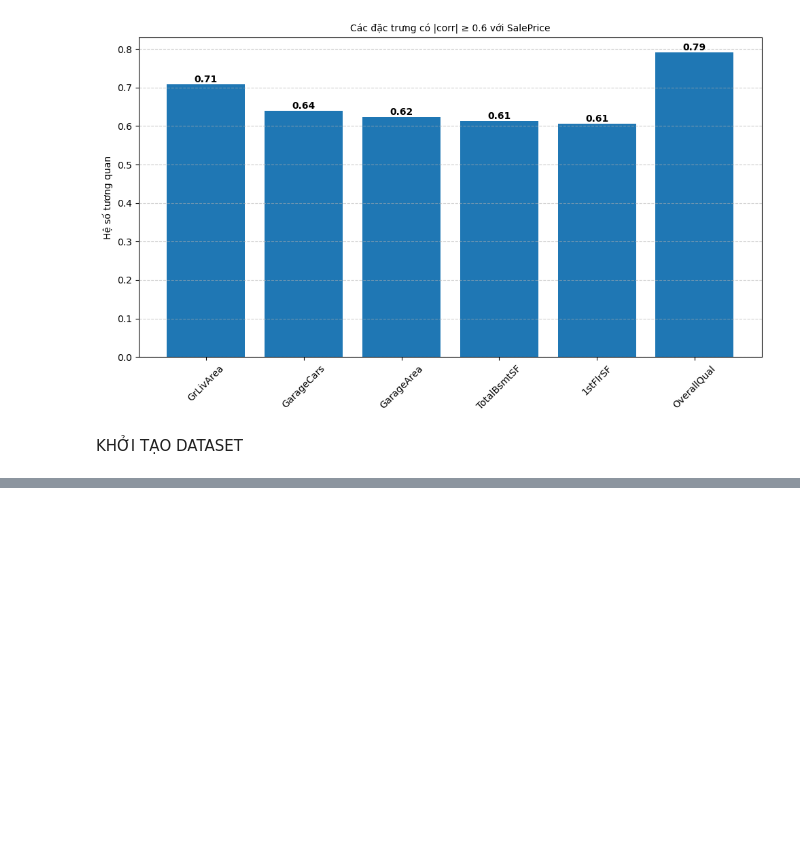
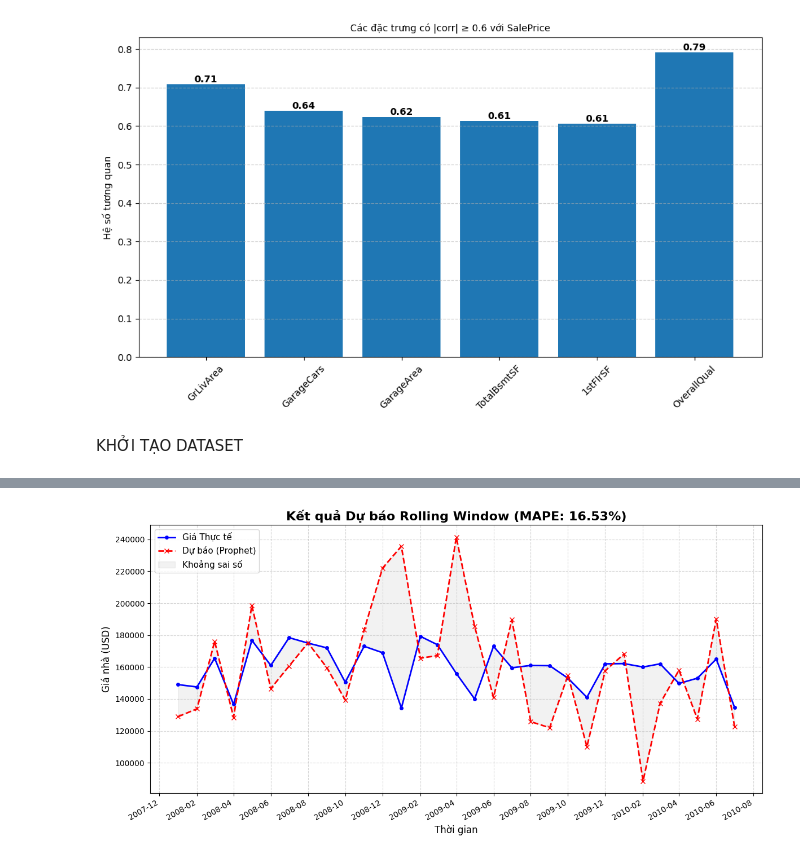
Before and after one commit to QuangTrongLeo/house-price-data-mining, a Jupyter notebook: house-price.ipynb, the cells around one changed output, grey strips where cells are left out. Saved outputs shown, nothing was run; the diff lists cells and outputs as text; code cells hidden in the pictures; blank space fills up the shorter version.

```diff
--- a/house-price.ipynb
+++ b/house-price.ipynb
@@ -261,7 +265,7 @@ CHIA TẬP DỮ LIỆU (CHE ĐI KẾT QUẢ CỦA NĂM 2010)
 # %%
 results = []
 train_months = 24   # Số tháng train
-test_months = 3    # Số tháng test
+test_months = 1    # Số tháng test
 step = 1
 
 for start in range(0, len(df_prophet) - train_months - test_months + 1, step):
@@ -271,10 +275,10 @@ for start in range(0, len(df_prophet) - train_months - test_months + 1, step):
     m = Prophet(
         seasonality_mode='multiplicative',
         yearly_seasonality=True,
-        changepoint_prior_scale=1.0,
-        seasonality_prior_scale=5
+        changepoint_prior_scale=0.05,
+        seasonality_prior_scale=10.0
     )
-    m.add_seasonality(name='monthly', period=12, fourier_order=8)
+    # m.add_seasonality(name='monthly', period=12, fourier_order=8)
 
     for r in prophet_regressors:
         m.add_regressor(r)
@@ -360,0 +388,38 @@ KeyboardInterrupt:
+# %%
+import matplotlib.pyplot as plt
+import matplotlib.dates as mdates
+
+# Chuyển đổi cột 'Tháng' sang kiểu datetime để vẽ cho đẹp
+rolling_df['Date'] = pd.to_datetime(rolling_df['Tháng'])
+rolling_df = rolling_df.sort_values('Date')
+
+plt.figure(figsize=(14, 7))
+
+# Vẽ đường thực tế
+plt.plot(rolling_df['Date'], rolling_df['Thực tế'],
+         label='Giá Thực tế', color='blue', linewidth=2, marker='o', markersize=4)
+
+# Vẽ đường dự báo
+plt.plot(rolling_df['Date'], rolling_df['Dự báo'],
+         label='Dự báo (Prophet)', color='red', linestyle='--', linewidth=2, marker='x')
+
+# Tô màu vùng sai số
+plt.fill_between(rolling_df['Date'],
+                 rolling_df['Thực tế'],
+                 rolling_df['Dự báo'],
+                 color='gray', alpha=0.1, label='Khoảng sai số')
+
+plt.title(f'Kết quả Dự báo Rolling Window (MAPE: {mape_pct:.2f}%)', fontsize=16, fontweight='bold')
+plt.ylabel('Giá nhà (USD)', fontsize=12)
+plt.xlabel('Thời gian', fontsize=12)
+plt.legend(loc='upper left', fontsize=11)
+plt.grid(True, linestyle='--', alpha=0.5)
+
+# Định dạng trục X hiển thị theo tháng-năm
+plt.gca().xaxis.set_major_formatter(mdates.DateFormatter('%Y-%m'))
+plt.gca().xaxis.set_major_locator(mdates.MonthLocator(interval=2)) # Cách 2 tháng hiện 1 lần
+plt.gcf().autofmt_xdate() # Xoay nghiêng chữ ngày tháng
+
+plt.show()
+# %% [output]
+[figure, added]
```
Also changed, not shown: parts of 6 cells of this notebook.
